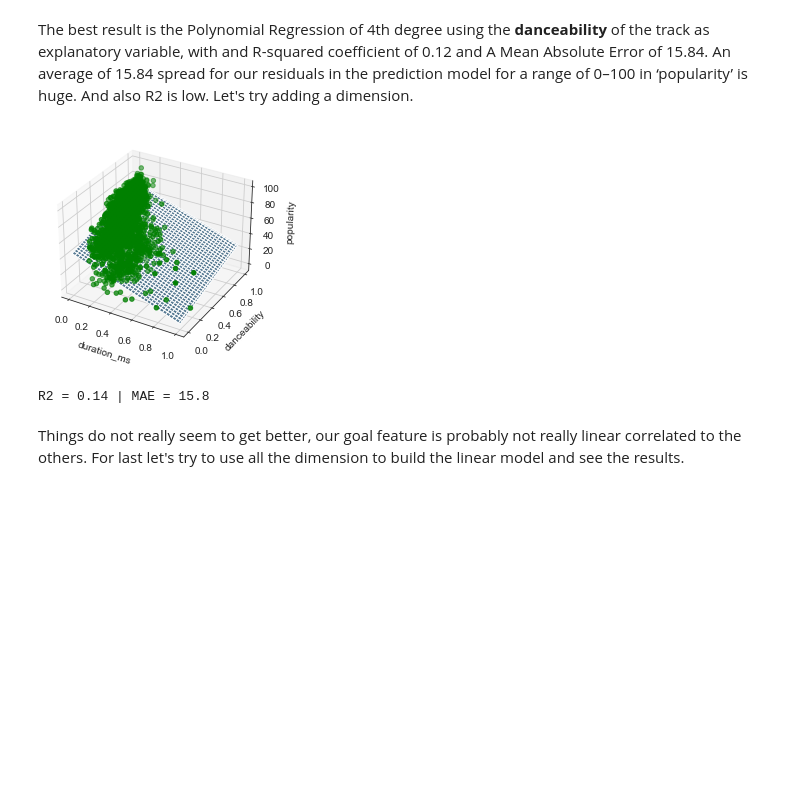
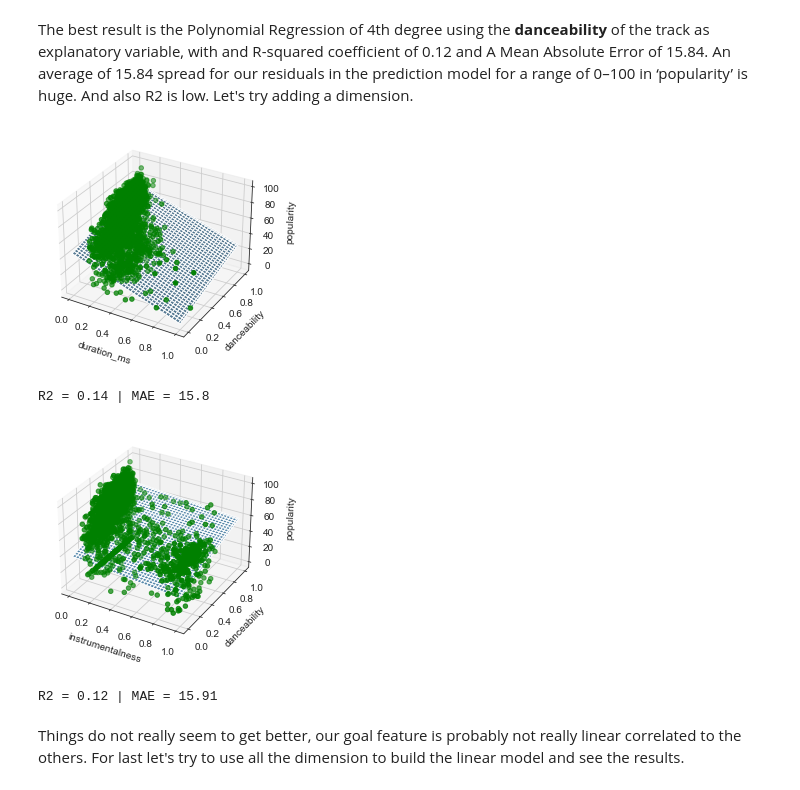
Before and after one commit to Benjamin-Barda/spotyCARLO, a Jupyter notebook: 4-PacosPart.ipynb, the cells around one changed output. Cells and saved outputs as stored; diff of their text form; code cells hidden in the pictures; blank space fills up the shorter version.

```diff
--- a/4-PacosPart.ipynb
+++ b/4-PacosPart.ipynb
@@ -190,11 +189,16 @@ The best result is the Polynomial Regression of 4th degree using the **danceabil
 # %%
 mergeDF['duration_ms'] = (mergeDF['duration_ms'] - mergeDF['duration_ms'].min())/(mergeDF['duration_ms'].max() - mergeDF['duration_ms'].min())  #quick feature scale normalization
 LR2.fit(mergeDF[['duration_ms','danceability']],mergeDF[['popularity']])
 LR2.plotModel()
 print('R2 =',round(LR2.R_squared,2),'| MAE =', round(LR2.MeanAbsError,2))
+LR2.fit(mergeDF[['instrumentalness','danceability']],mergeDF[['popularity']])
+LR2.plotModel()
+print('R2 =',round(LR2.R_squared,2),'| MAE =', round(LR2.MeanAbsError,2))
 # %% [output]
 [figure]
 R2 = 0.14 | MAE = 15.8
+[figure, added]
+R2 = 0.12 | MAE = 15.91
 # %% [markdown]
 Things do not really seem to get better, our goal feature is probably not really linear correlated to the others. For last let's try to use all the dimension to build the linear model and see the results.
 # %%
```
Also changed, not shown: parts of 16 cells of this notebook.
